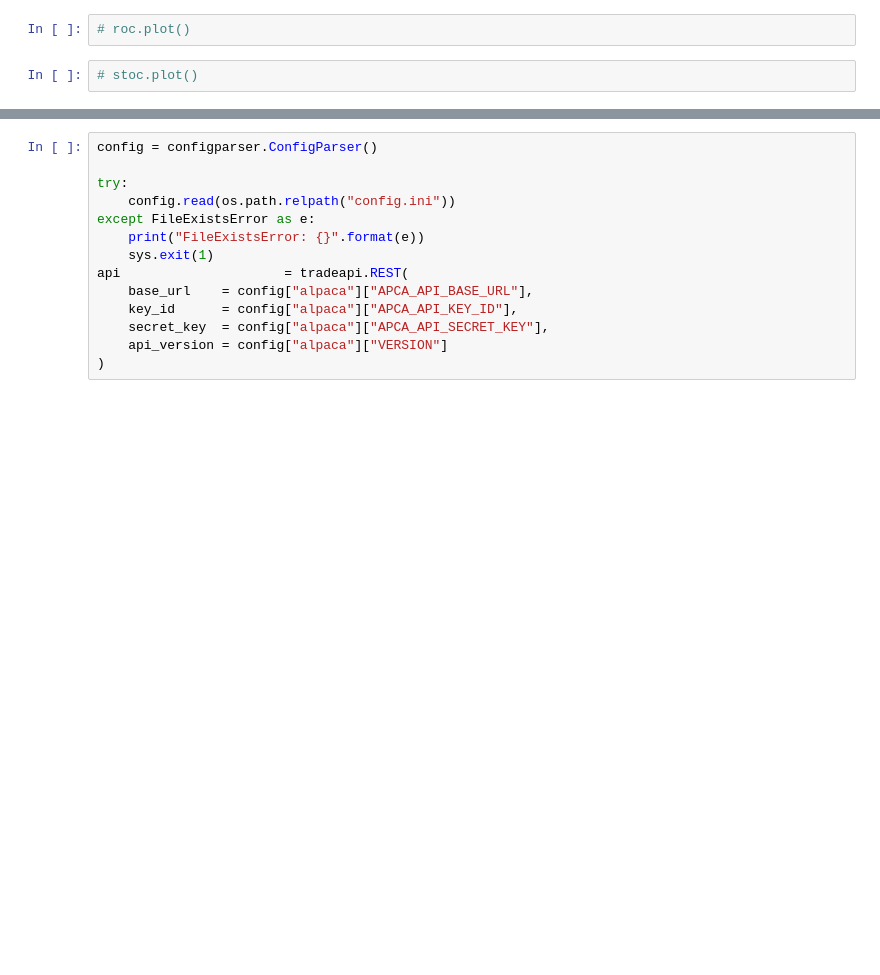
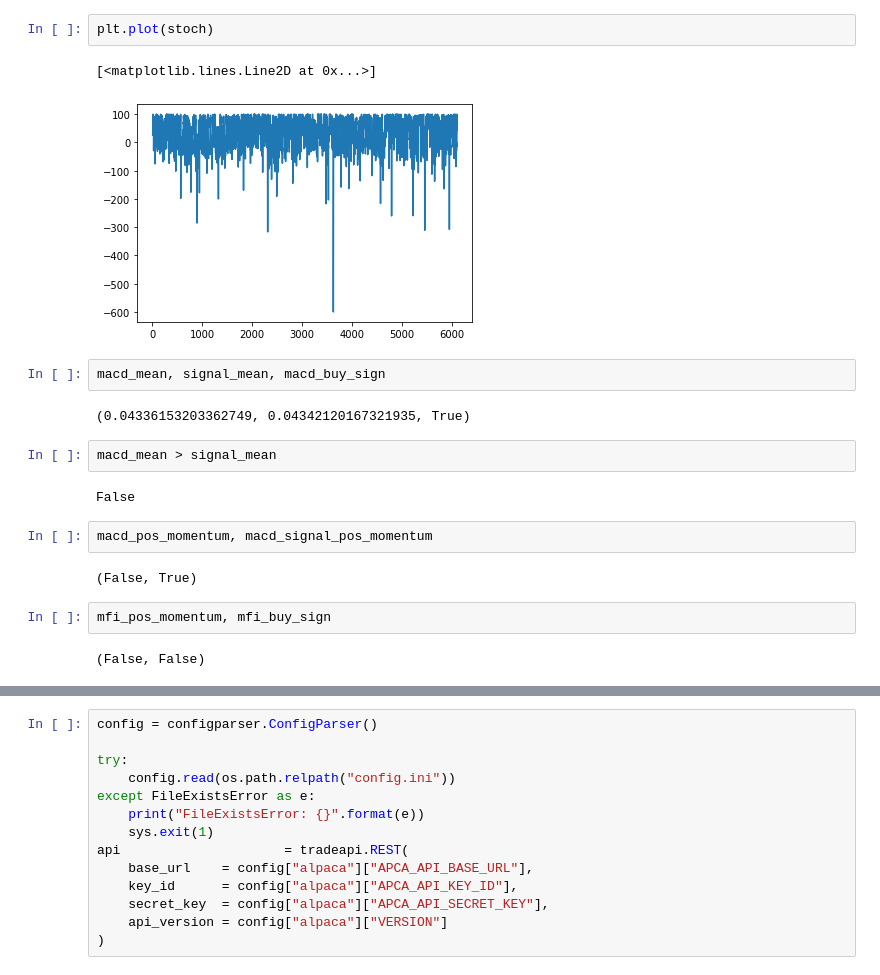
Before and after one commit to bbeale/u-nectix, a Jupyter notebook: gstt.ipynb, the cells around one changed output, grey strips where cells are left out. Saved outputs shown, nothing was run; the diff lists cells and outputs as text; blank space fills up the shorter version.

```diff
--- a/gstt.ipynb
+++ b/gstt.ipynb
@@ -40,5 +52,22 @@ plt.plot(mfi)
-# %%
-# roc.plot()
-# %%
-# stoc.plot()
+# %%
+plt.plot(stoch)
+# %% [output]
+[<matplotlib.lines.Line2D at 0x...>]
+[figure, added]
+# %%
+macd_mean, signal_mean, macd_buy_sign
+# %% [output]
+(0.04336153203362749, 0.04342120167321935, True)
+# %%
+macd_mean > signal_mean
+# %% [output]
+False
+# %%
+macd_pos_momentum, macd_signal_pos_momentum
+# %% [output]
+(False, True)
+# %%
+mfi_pos_momentum, mfi_buy_sign
+# %% [output]
+(False, False)
 # %%
```
Also changed, not shown: parts of 9 cells of this notebook, 2 other files.
